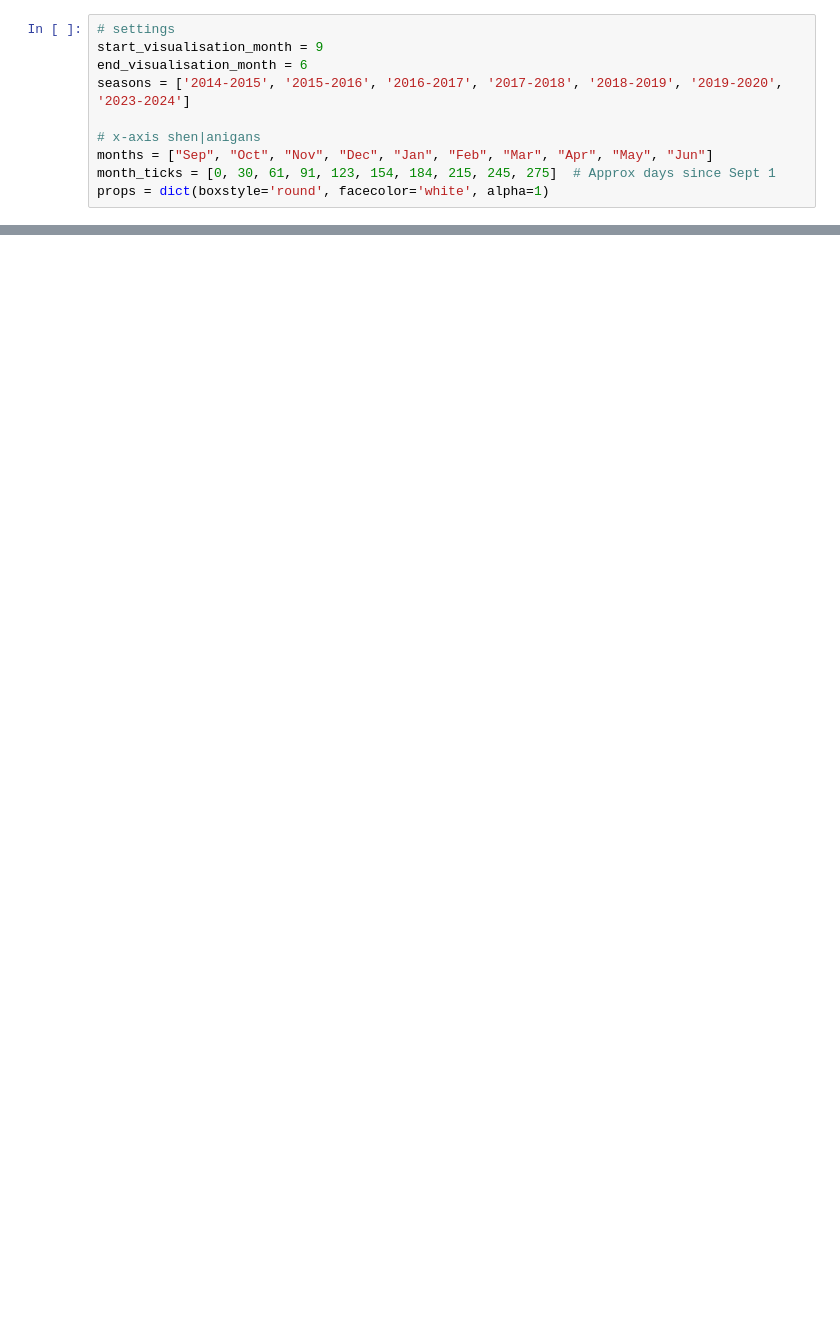
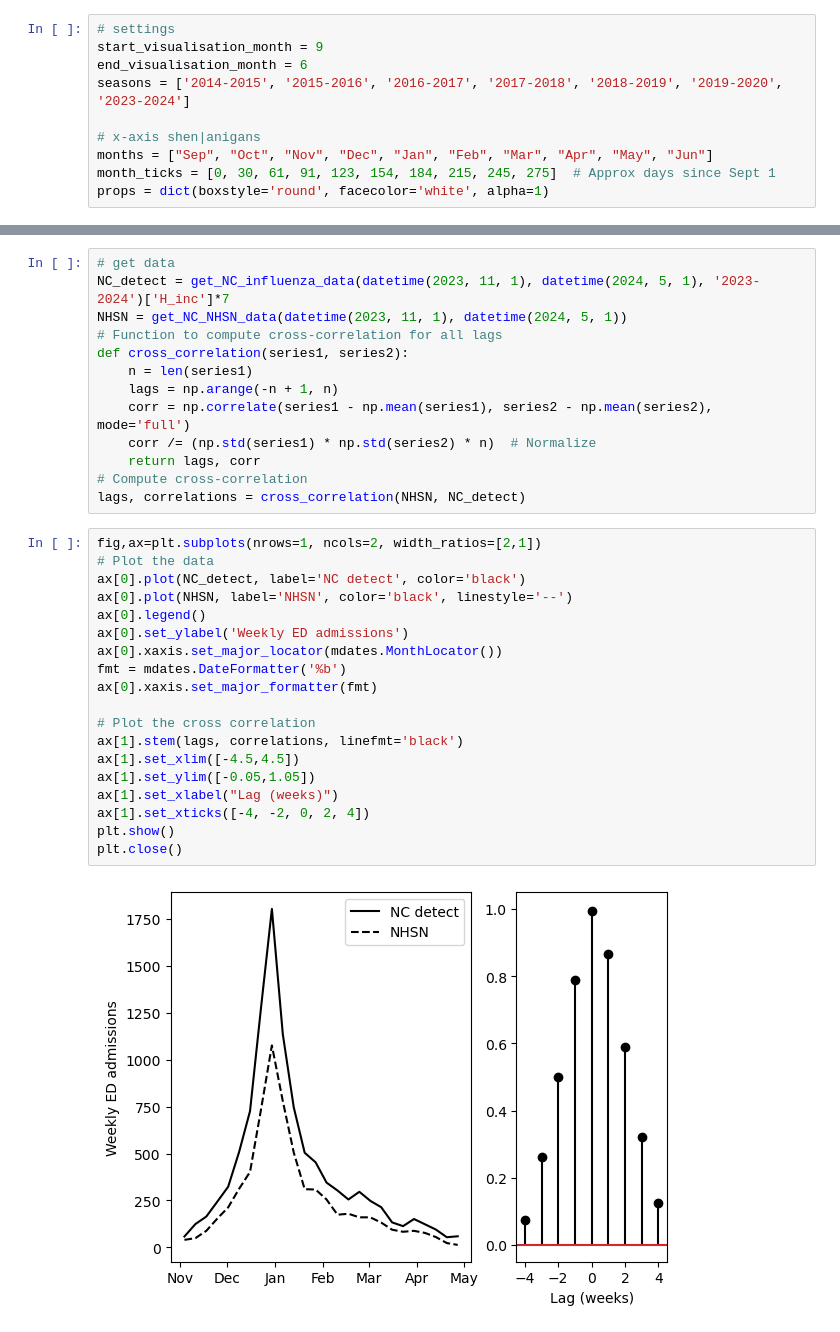
Before and after one commit to twallema/influenza-USA, a Jupyter notebook: scripts/NC_forecasts/manuscript/visualise_NC_data.ipynb, the cells around one changed output, grey strips where cells are left out. Saved outputs shown, nothing was run; the diff lists cells and outputs as text; blank space fills up the shorter version.

```diff
--- a/scripts/NC_forecasts/manuscript/visualise_NC_data.ipynb
+++ b/scripts/NC_forecasts/manuscript/visualise_NC_data.ipynb
@@ -66,0 +72,34 @@ plt.close()
+# %%
+# get data
+NC_detect = get_NC_influenza_data(datetime(2023, 11, 1), datetime(2024, 5, 1), '2023-2024')['H_inc']*7
+NHSN = get_NC_NHSN_data(datetime(2023, 11, 1), datetime(2024, 5, 1))
+# Function to compute cross-correlation for all lags
+def cross_correlation(series1, series2):
+    n = len(series1)
+    lags = np.arange(-n + 1, n)
+    corr = np.correlate(series1 - np.mean(series1), series2 - np.mean(series2), mode='full')
+    corr /= (np.std(series1) * np.std(series2) * n)  # Normalize
+    return lags, corr
+# Compute cross-correlation
+lags, correlations = cross_correlation(NHSN, NC_detect)
+# %%
+fig,ax=plt.subplots(nrows=1, ncols=2, width_ratios=[2,1])
+# Plot the data
+ax[0].plot(NC_detect, label='NC detect', color='black')
+ax[0].plot(NHSN, label='NHSN', color='black', linestyle='--')
+ax[0].legend()
+ax[0].set_ylabel('Weekly ED admissions')
+ax[0].xaxis.set_major_locator(mdates.MonthLocator())
+fmt = mdates.DateFormatter('%b')
+ax[0].xaxis.set_major_formatter(fmt)
+
+# Plot the cross correlation
+ax[1].stem(lags, correlations, linefmt='black')
+ax[1].set_xlim([-4.5,4.5])
+ax[1].set_ylim([-0.05,1.05])
+ax[1].set_xlabel("Lag (weeks)")
+ax[1].set_xticks([-4, -2, 0, 2, 4])
+plt.show()
+plt.close()
+# %% [output]
+[figure, added]
```
Also changed, not shown: parts of 4 cells of this notebook.
